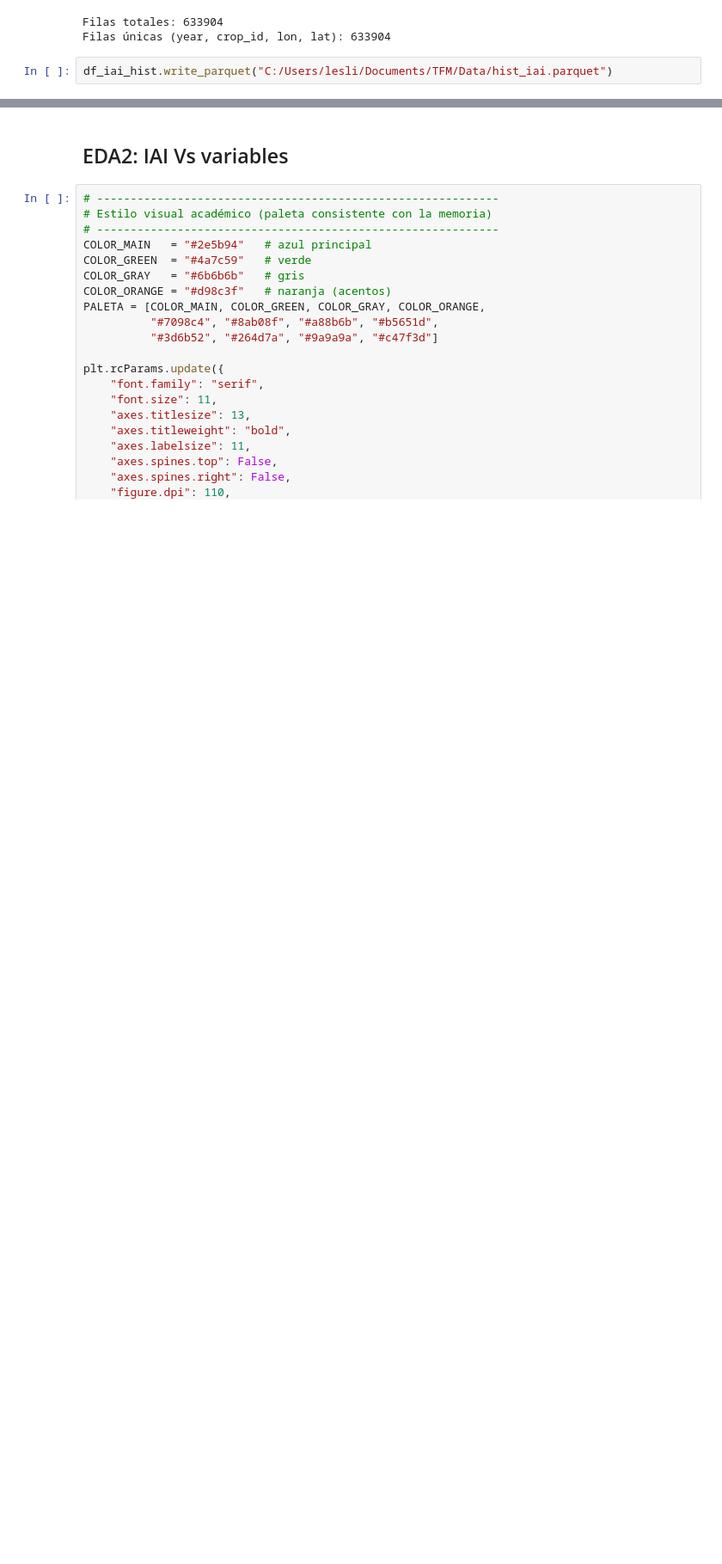
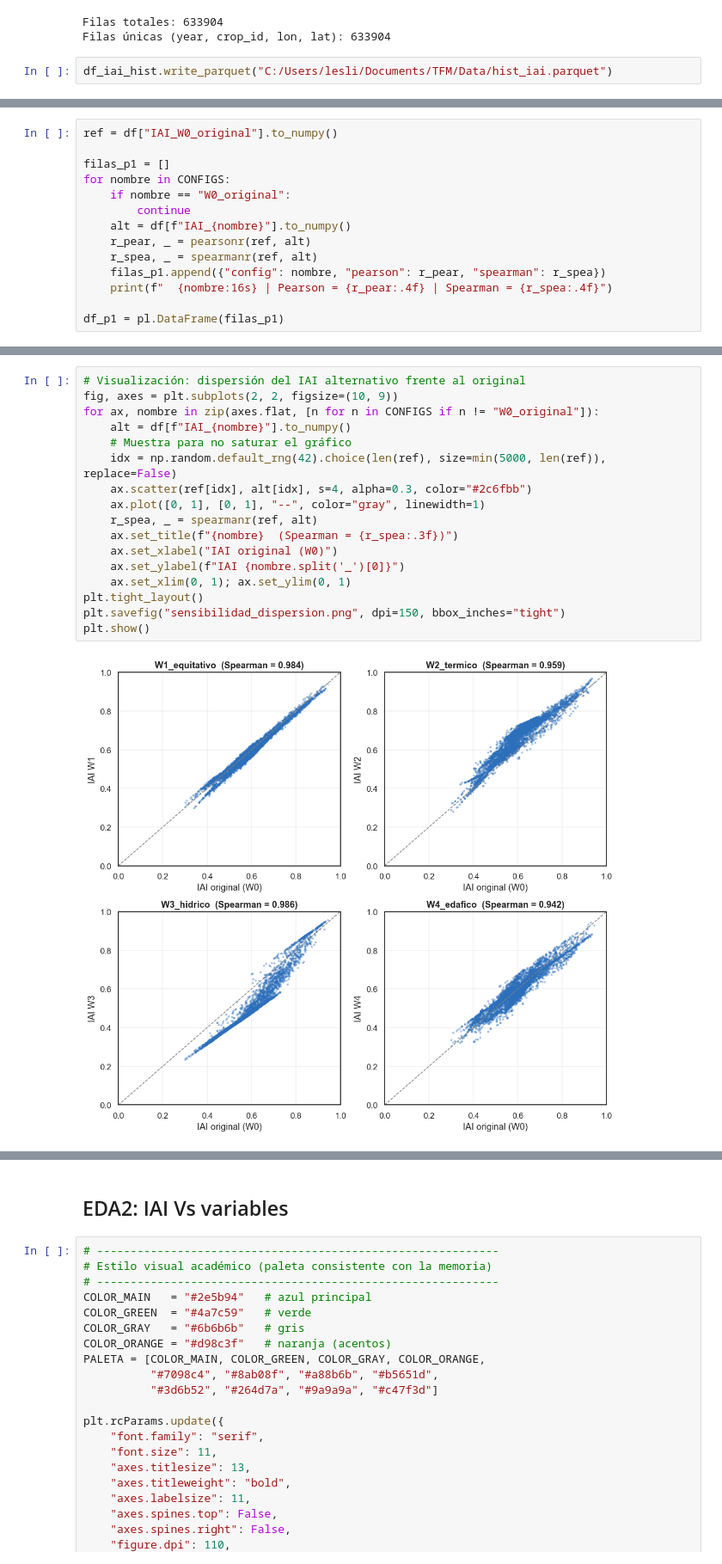
Before and after one commit to lesliemosquera96-netizen/TFM_Recomendador_cultivos, a Jupyter notebook: notebooks/02_ejecucion_IAI.ipynb, the cells around one changed output, grey strips where cells are left out. Shown at 86% size. Cells and saved outputs as stored; diff of their text form; blank space fills up the shorter version.

```diff
--- a/notebooks/02_ejecucion_IAI.ipynb
+++ b/notebooks/02_ejecucion_IAI.ipynb
@@ -147,0 +259,14 @@ df_iai_hist.write_parquet("C:/Users/lesli/Documents/TFM/Data/hist_iai.parquet")
+# %%
+ref = df["IAI_W0_original"].to_numpy()
+
+filas_p1 = []
+for nombre in CONFIGS:
+    if nombre == "W0_original":
+        continue
+    alt = df[f"IAI_{nombre}"].to_numpy()
+    r_pear, _ = pearsonr(ref, alt)
+    r_spea, _ = spearmanr(ref, alt)
+    filas_p1.append({"config": nombre, "pearson": r_pear, "spearman": r_spea})
+    print(f"  {nombre:16s} | Pearson = {r_pear:.4f} | Spearman = {r_spea:.4f}")
+
+df_p1 = pl.DataFrame(filas_p1)
@@ -147,0 +278,19 @@ df_iai_hist.write_parquet("C:/Users/lesli/Documents/TFM/Data/hist_iai.parquet")
+# %%
+# Visualización: dispersión del IAI alternativo frente al original
+fig, axes = plt.subplots(2, 2, figsize=(10, 9))
+for ax, nombre in zip(axes.flat, [n for n in CONFIGS if n != "W0_original"]):
+    alt = df[f"IAI_{nombre}"].to_numpy()
+    # Muestra para no saturar el gráfico
+    idx = np.random.default_rng(42).choice(len(ref), size=min(5000, len(ref)), replace=False)
+    ax.scatter(ref[idx], alt[idx], s=4, alpha=0.3, color="#2c6fbb")
+    ax.plot([0, 1], [0, 1], "--", color="gray", linewidth=1)
+    r_spea, _ = spearmanr(ref, alt)
+    ax.set_title(f"{nombre}  (Spearman = {r_spea:.3f})")
+    ax.set_xlabel("IAI original (W0)")
+    ax.set_ylabel(f"IAI {nombre.split('_')[0]}")
+    ax.set_xlim(0, 1); ax.set_ylim(0, 1)
+plt.tight_layout()
+plt.savefig("sensibilidad_dispersion.png", dpi=150, bbox_inches="tight")
+plt.show()
+# %% [output]
+[figure, added]
```
Also changed, not shown: parts of 24 cells of this notebook, 50 other files.
